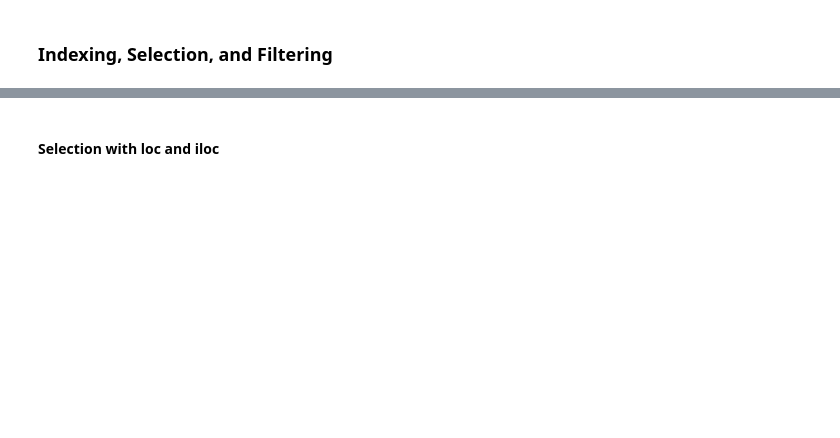
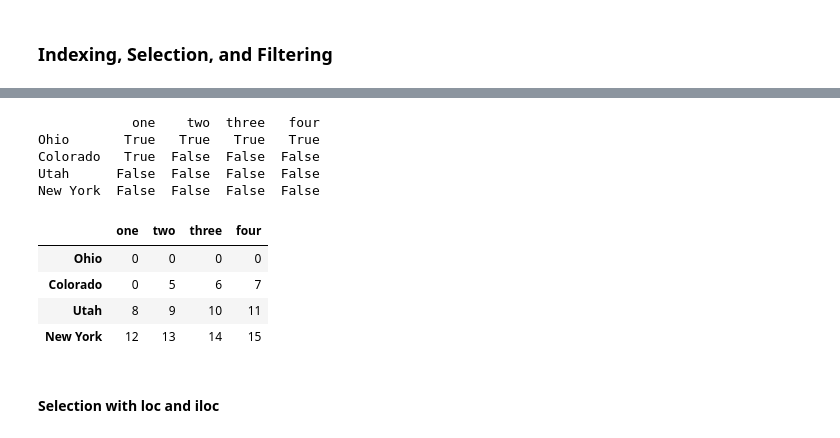
Before and after one commit to Litouwuu/pydata-book, a Jupyter notebook: ch05.ipynb, the cells around one changed output, grey strips where cells are left out. Cells and saved outputs as stored; diff of their text form; code cells hidden in the pictures; blank space fills up the shorter version.

```diff
--- a/ch05.ipynb
+++ b/ch05.ipynb
@@ -275,7 +327,18 @@ data[data['three'] > 5]
 # %%
-data < 5
+print(data < 5)
 data[data < 5] = 0
 data
+# %% [output]
+            one    two  three   four
+Ohio       True   True   True   True
+Colorado   True  False  False  False
+Utah      False  False  False  False
+New York  False  False  False  False
+|  | one | two | three | four |
+| Ohio | 0 | 0 | 0 | 0 |
+| Colorado | 0 | 5 | 6 | 7 |
+| Utah | 8 | 9 | 10 | 11 |
+| New York | 12 | 13 | 14 | 15 |
 # %% [markdown]
 #### Selection with loc and iloc
 # %%
```
Also changed, not shown: parts of 40 cells of this notebook, 3 other files.
